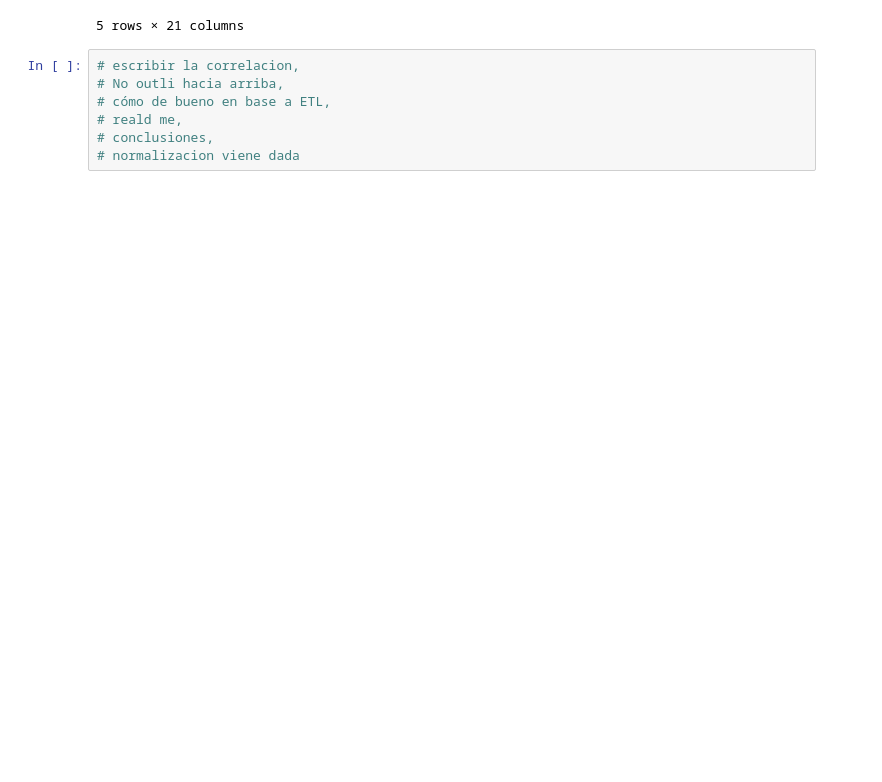
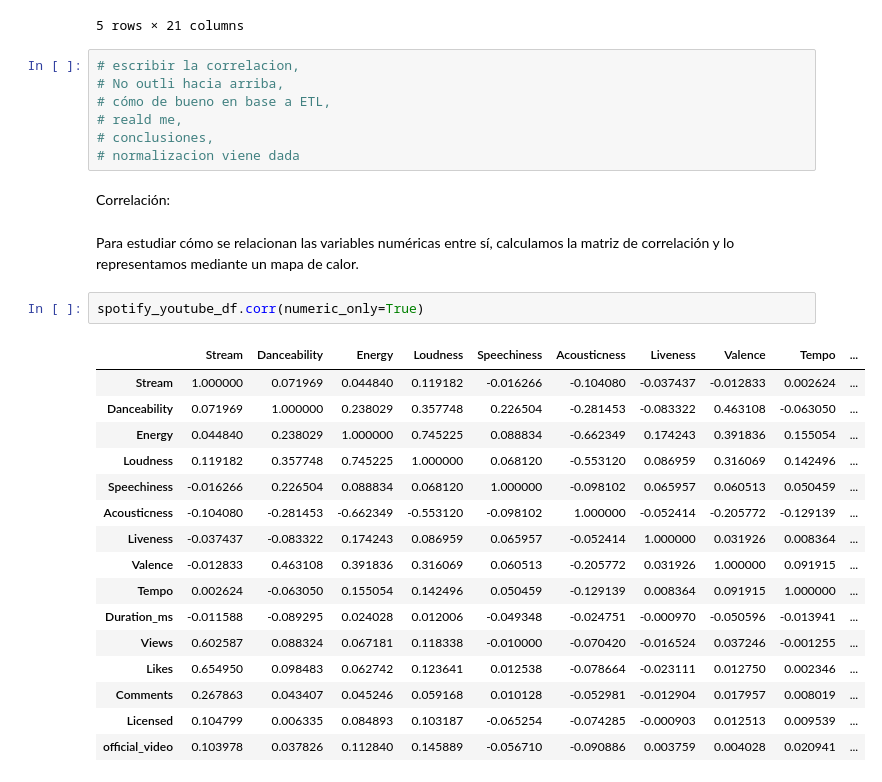
Before and after one commit to mariabarberoc/aprendizaje_automatico_proyecto, a Jupyter notebook: spotify.ipynb, the cells around one changed output. Drawn from its saved outputs; the diff is of its cells as text; blank space fills up the shorter version.

```diff
--- a/spotify.ipynb
+++ b/spotify.ipynb
@@ -801,3 +802,26 @@ spotify_youtube_df.head()
 # reald me,
 # conclusiones,
 # normalizacion viene dada
+# %% [markdown]
+Correlación:
+# %% [markdown]
+Para estudiar cómo se relacionan las variables numéricas entre sí, calculamos la matriz de correlación y lo representamos mediante un mapa de calor.
+# %%
+spotify_youtube_df.corr(numeric_only=True)
+# %% [output]
+|  | Stream | Danceability | Energy | Loudness | Speechiness | Acousticness | Liveness | Valence | Tempo | ... |
+| Stream | 1.000000 | 0.071969 | 0.044840 | 0.119182 | -0.016266 | -0.104080 | -0.037437 | -0.012833 | 0.002624 | ... |
+| Danceability | 0.071969 | 1.000000 | 0.238029 | 0.357748 | 0.226504 | -0.281453 | -0.083322 | 0.463108 | -0.063050 | ... |
+| Energy | 0.044840 | 0.238029 | 1.000000 | 0.745225 | 0.088834 | -0.662349 | 0.174243 | 0.391836 | 0.155054 | ... |
+| Loudness | 0.119182 | 0.357748 | 0.745225 | 1.000000 | 0.068120 | -0.553120 | 0.086959 | 0.316069 | 0.142496 | ... |
+| Speechiness | -0.016266 | 0.226504 | 0.088834 | 0.068120 | 1.000000 | -0.098102 | 0.065957 | 0.060513 | 0.050459 | ... |
+| Acousticness | -0.104080 | -0.281453 | -0.662349 | -0.553120 | -0.098102 | 1.000000 | -0.052414 | -0.205772 | -0.129139 | ... |
+| Liveness | -0.037437 | -0.083322 | 0.174243 | 0.086959 | 0.065957 | -0.052414 | 1.000000 | 0.031926 | 0.008364 | ... |
+| Valence | -0.012833 | 0.463108 | 0.391836 | 0.316069 | 0.060513 | -0.205772 | 0.031926 | 1.000000 | 0.091915 | ... |
+| Tempo | 0.002624 | -0.063050 | 0.155054 | 0.142496 | 0.050459 | -0.129139 | 0.008364 | 0.091915 | 1.000000 | ... |
+| Duration_ms | -0.011588 | -0.089295 | 0.024028 | 0.012006 | -0.049348 | -0.024751 | -0.000970 | -0.050596 | -0.013941 | ... |
+| Views | 0.602587 | 0.088324 | 0.067181 | 0.118338 | -0.010000 | -0.070420 | -0.016524 | 0.037246 | -0.001255 | ... |
+| Likes | 0.654950 | 0.098483 | 0.062742 | 0.123641 | 0.012538 | -0.078664 | -0.023111 | 0.012750 | 0.002346 | ... |
+| Comments | 0.267863 | 0.043407 | 0.045246 | 0.059168 | 0.010128 | -0.052981 | -0.012904 | 0.017957 | 0.008019 | ... |
+| Licensed | 0.104799 | 0.006335 | 0.084893 | 0.103187 | -0.065254 | -0.074285 | -0.000903 | 0.012513 | 0.009539 | ... |
+| official_video | 0.103978 | 0.037826 | 0.112840 | 0.145889 | -0.056710 | -0.090886 | 0.003759 | 0.004028 | 0.020941 | ... |
```
Also changed, not shown: parts of 5 cells of this notebook.
